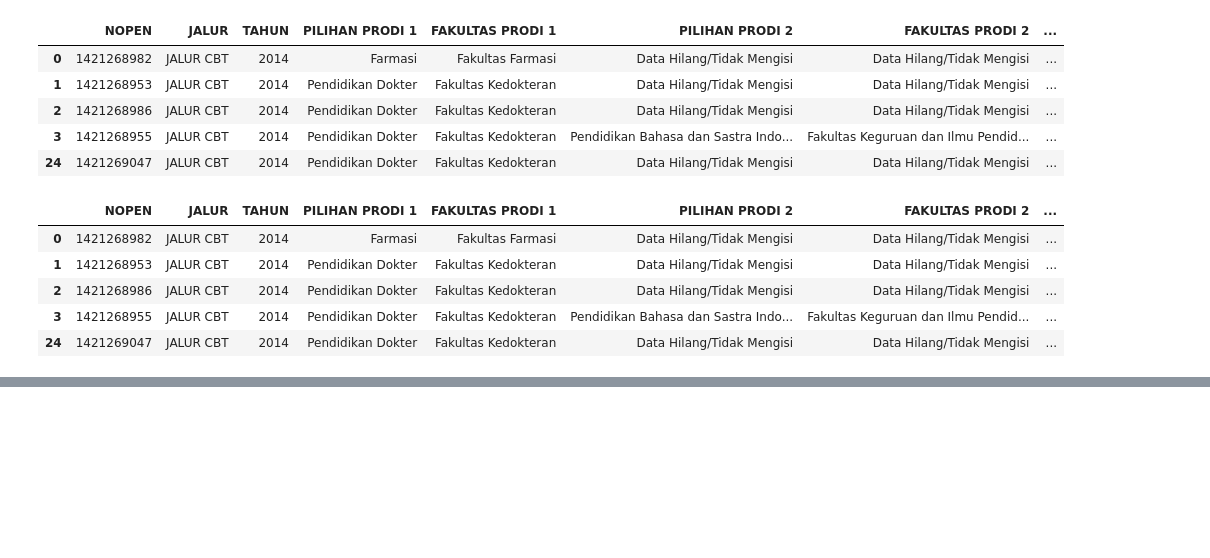
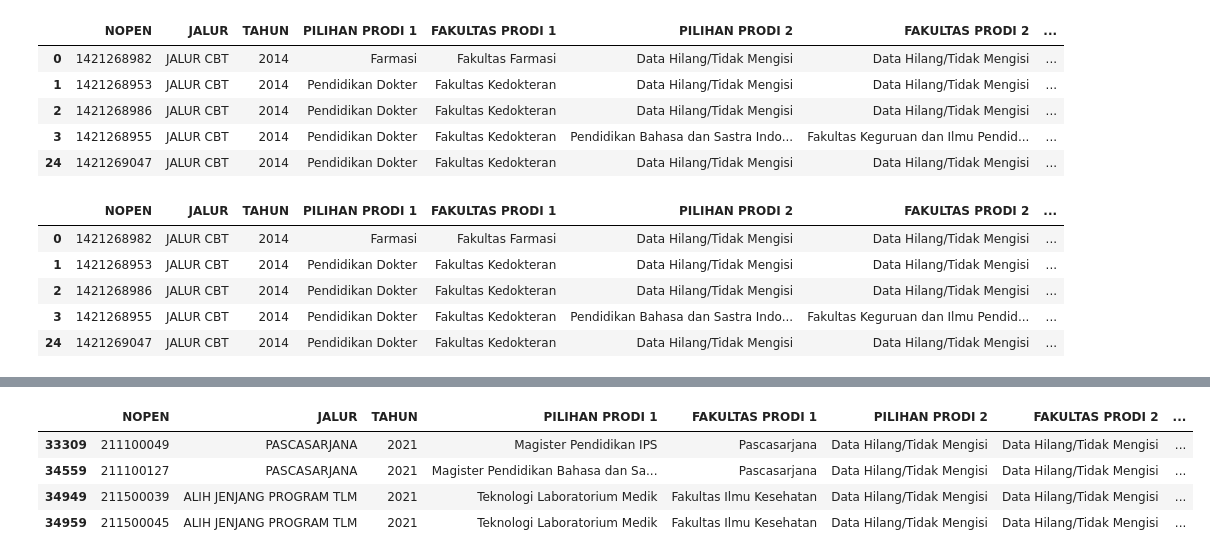
Before and after one commit to dhikaramadhansaputra/Full_Project_Data_Analyst, a Jupyter notebook: Tren Penerimaan MABA UMP 2014 - 2024/worksheet/pre-processing.ipynb, the cells around one changed output, grey strips where cells are left out. Cells and saved outputs as stored; diff of their text form; code cells hidden in the pictures; blank space fills up the shorter version.

```diff
--- a/Tren Penerimaan MABA UMP 2014 - 2024/worksheet/pre-processing.ipynb
+++ b/Tren Penerimaan MABA UMP 2014 - 2024/worksheet/pre-processing.ipynb
@@ -897,0 +1051,8 @@ df[df['DITERIMA PRODI']=='Data Hilang/Tidak Mengisi'].head()
+# %%
+df[df['USIA']==40].head()
+# %% [output]
+|  | NOPEN | JALUR | TAHUN | PILIHAN PRODI 1 | FAKULTAS PRODI 1 | PILIHAN PRODI 2 | FAKULTAS PRODI 2 | ... |
+| 33309 | 211100049 | PASCASARJANA | 2021 | Magister Pendidikan IPS | Pascasarjana | Data Hilang/Tidak Mengisi | Data Hilang/Tidak Mengisi | ... |
+| 34559 | 211100127 | PASCASARJANA | 2021 | Magister Pendidikan Bahasa dan Sa... | Pascasarjana | Data Hilang/Tidak Mengisi | Data Hilang/Tidak Mengisi | ... |
+| 34949 | 211500039 | ALIH JENJANG PROGRAM TLM | 2021 | Teknologi Laboratorium Medik | Fakultas Ilmu Kesehatan | Data Hilang/Tidak Mengisi | Data Hilang/Tidak Mengisi | ... |
+| 34959 | 211500045 | ALIH JENJANG PROGRAM TLM | 2021 | Teknologi Laboratorium Medik | Fakultas Ilmu Kesehatan | Data Hilang/Tidak Mengisi | Data Hilang/Tidak Mengisi | ... |
```
Also changed, not shown: parts of 22 cells of this notebook, 1 other file.
